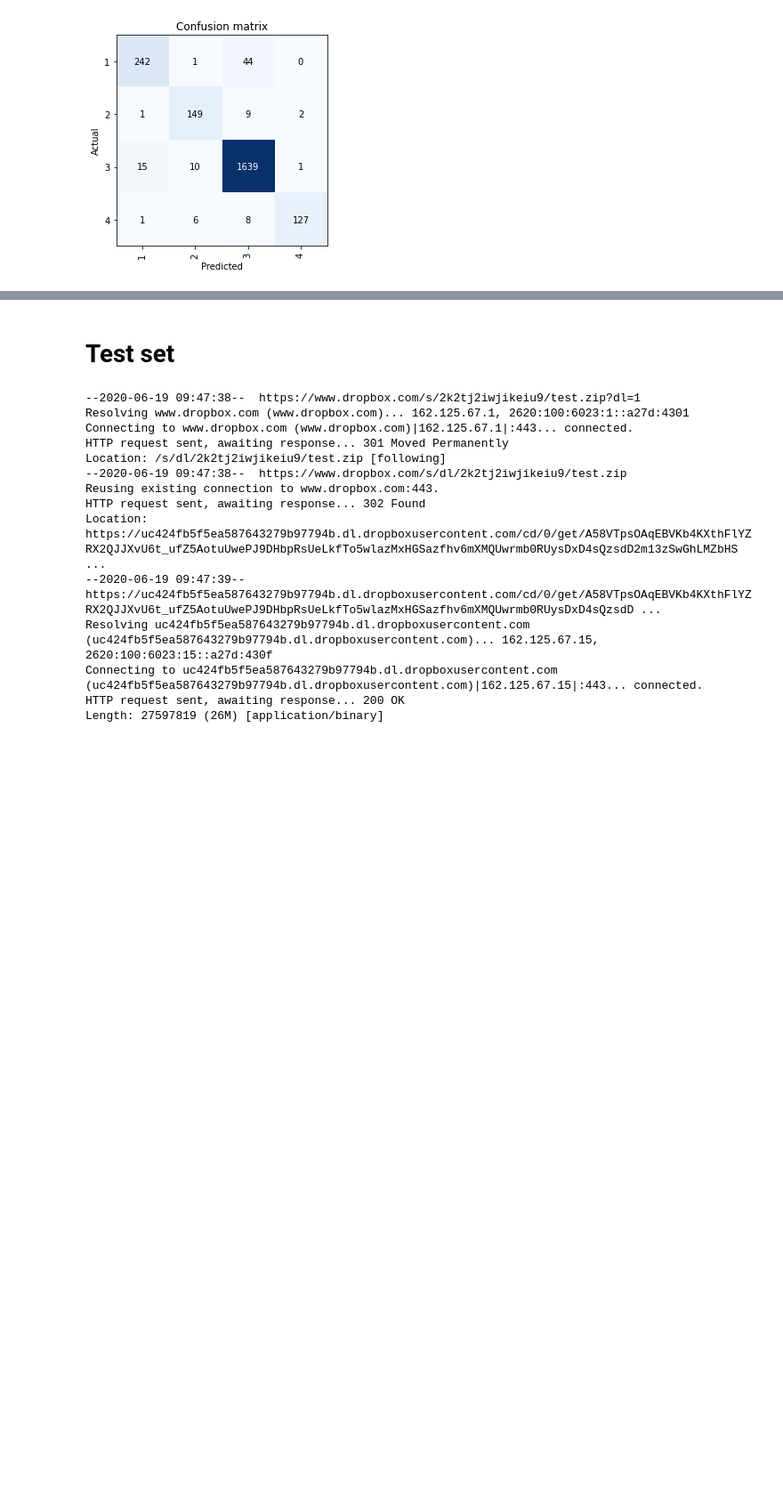
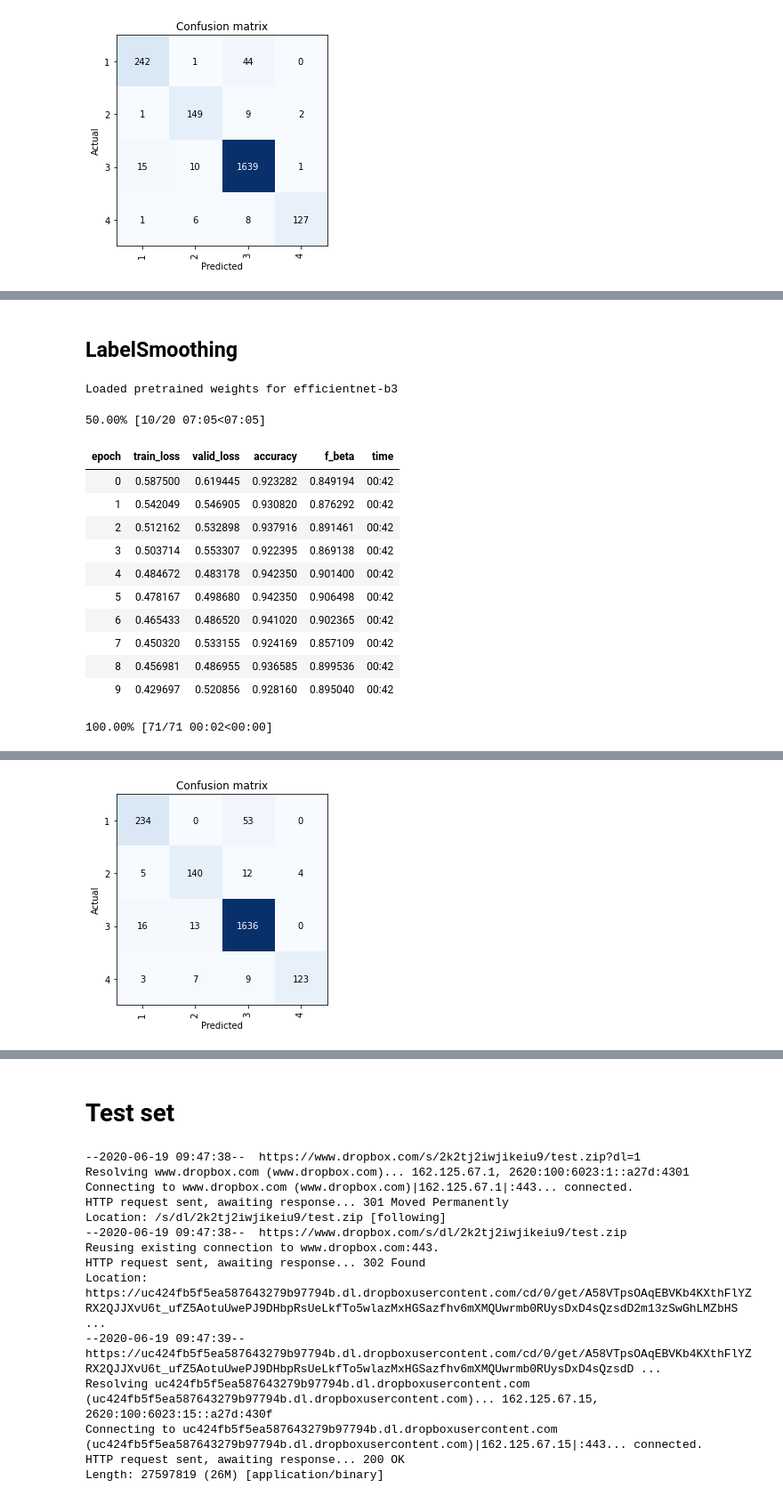
Before and after one commit to joheras/PollenChallenge, a Jupyter notebook: PollenChallenge.ipynb, the cells around one changed output, grey strips where cells are left out. Shown at 89% size. Cells and saved outputs as stored; diff of their text form; code cells hidden in the pictures; blank space fills up the shorter version.

```diff
--- a/PollenChallenge.ipynb
+++ b/PollenChallenge.ipynb
@@ -481,0 +882,26 @@ Better model found at epoch 16 with accuracy value: 0.9565410017967224.
+# %% [markdown]
+## LabelSmoothing
+# %%
+learnB3_ls = Learner(data, models.efficientnet.EfficientNetB3(data), wd=1e-3,
+               bn_wd=False, true_wd=True, loss_func=LabelSmoothingCrossEntropy(),
+               metrics=[accuracy,FBeta(average='macro',beta=1)], callback_fns=[partial(callbacks.tracker.EarlyStoppingCallback, min_delta=0.01, patience=5),
+                                                                               partial(callbacks.tracker.SaveModelCallback, every='improvement', monitor='accuracy', name='best')])
+
+learnB3_ls.fit_fc(20,1e-03)
+interp = ClassificationInterpretation.from_learner(learnB3_ls)
+interp.plot_confusion_matrix()
+# %% [output]
+Loaded pretrained weights for efficientnet-b3
+50.00% [10/20 07:05<07:05]
+| epoch | train_loss | valid_loss | accuracy | f_beta | time |
+| 0 | 0.587500 | 0.619445 | 0.923282 | 0.849194 | 00:42 |
+| 1 | 0.542049 | 0.546905 | 0.930820 | 0.876292 | 00:42 |
+| 2 | 0.512162 | 0.532898 | 0.937916 | 0.891461 | 00:42 |
+| 3 | 0.503714 | 0.553307 | 0.922395 | 0.869138 | 00:42 |
+| 4 | 0.484672 | 0.483178 | 0.942350 | 0.901400 | 00:42 |
+| 5 | 0.478167 | 0.498680 | 0.942350 | 0.906498 | 00:42 |
+| 6 | 0.465433 | 0.486520 | 0.941020 | 0.902365 | 00:42 |
+| 7 | 0.450320 | 0.533155 | 0.924169 | 0.857109 | 00:42 |
+| 8 | 0.456981 | 0.486955 | 0.936585 | 0.899536 | 00:42 |
+| 9 | 0.429697 | 0.520856 | 0.928160 | 0.895040 | 00:42 |
+100.00% [71/71 00:02<00:00]
@@ -481,0 +915 @@ Better model found at epoch 16 with accuracy value: 0.9565410017967224.
+[figure, added]
```
Also changed, not shown: parts of 27 cells of this notebook.
